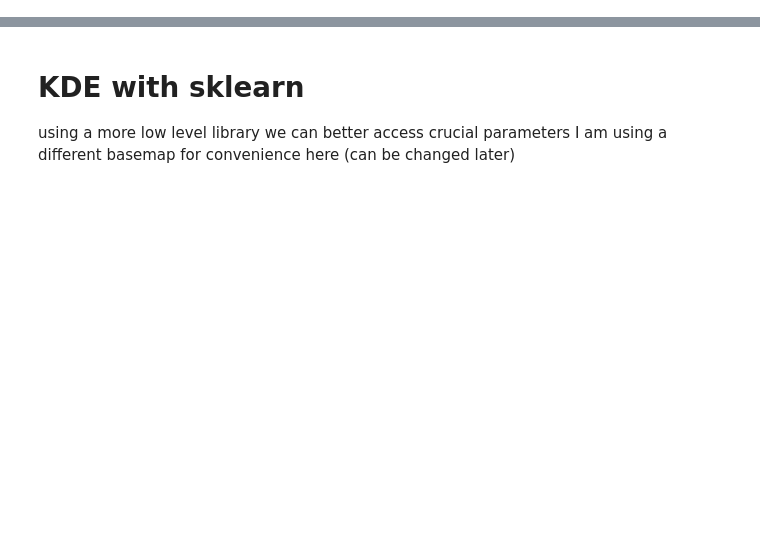
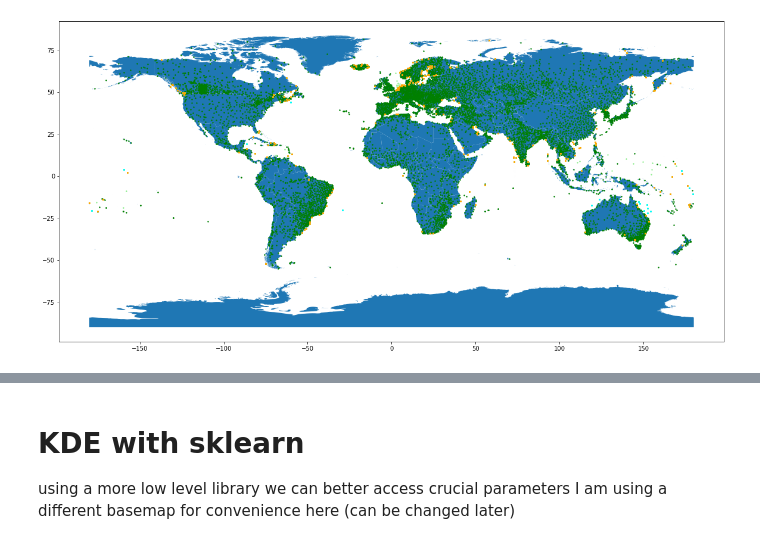
Before and after one commit to kurt-hectic/wmo-notebooks, a Jupyter notebook: GBON HR definitions.ipynb, the cells around one changed output, grey strips where cells are left out. Cells and saved outputs as stored; diff of their text form; code cells hidden in the pictures; blank space fills up the shorter version.

```diff
--- a/GBON HR definitions.ipynb
+++ b/GBON HR definitions.ipynb
@@ -322,0 +26,6 @@ Text(0.5, 1.0, 'Kernel Density Estimation of HR of RA I')
+# %%
+datadir = r"./data/"
+
+if not os.path.isdir(datadir):
+    print("warning..data not in place.. install large file system git")
+    sys.exit(1)
@@ -322,0 +178,85 @@ Text(0.5, 1.0, 'Kernel Density Estimation of HR of RA I')
+# %%
+station_cols = ["wigosid","name","country_id","index_right","geometry"]
+tmp = gpd.sjoin(gdf_baseline,gdf_world_area,op="within",how="left")[station_cols].rename(columns={"index_right":"ISO3_CODE"})
+idx_stations_in_country = ~tmp.ISO3_CODE.isna() & ~(tmp.ISO3_CODE=="ATA")
+stations_in_country = tmp[idx_stations_in_country].copy() # stations inside a country boundary
+
+stations_outside_country =  tmp[~idx_stations_in_country]
+tmp = gpd.sjoin(stations_outside_country,gdf_eez,op="within",how="left")[ station_cols ].rename(columns={"index_right":"ISO3_CODE"})
+idx_stations_in_eez = ~tmp.ISO3_CODE.isna() & ~(tmp.ISO3_CODE=="ATA")
+stations_in_eez = tmp[idx_stations_in_eez].copy() # stations inside a country boundary
+
+stations_outside_eez = tmp[idx_stations_in_eez]
+
+# calculate distance to home country
+stations_outside_eez_with_country = stations_outside_eez[~stations_outside_eez.country_id.isna()]
+
+problem_stations = []
+stations_close_to_home = []
+stations_far_from_home = []
+for i,o in stations_outside_eez_with_country.iterrows():
+    if not o.country_id in gdf_world_area.index: #discard stations
+        print("discarding",o.country_id)
+        continue
+    try:
+        d=o.geometry.distance(gdf_world_area.loc[[o.country_id,]].geometry[0])
+        if d <= 1.0:
+            stations_close_to_home.append(o)
+        else:
+            stations_far_from_home.append(o)
+    except TypeError:
+        problem_stations.append(o)
+
+stations_close_to_home = gpd.GeoDataFrame(stations_close_to_home)
+stations_far_from_home = gpd.GeoDataFrame(stations_far_from_home)
+
+# calculate distance to home EEZ (we have excluded station without a home country_id already)
+stations_close_to_eez = []
+stations_far_from_eez = []
+for i,o in stations_far_from_home.iterrows():
+    try:
+        d  = min([ o.geometry.distance( g ) for g in gdf_eez.loc[o.country_id].geometry ])
+        if d <= 1.0:
+            stations_close_to_eez.append(o)
+        else:
+            stations_far_from_eez.append(o)
+    except TypeError:
+        problem_stations.append(o)
+stations_close_to_eez = gpd.GeoDataFrame(stations_close_to_eez)
+stations_far_from_eez = gpd.GeoDataFrame(stations_far_from_eez)
+
+# finally.. yellow stations outside the country borders and EEZ
+#TODO
+
+# consolidate COUNTRY ID
+idx_no_country = stations_in_country.country_id.isna()
+stations_in_country.loc[idx_no_country,"country_id"] = stations_in_country.loc[idx_no_country,"ISO3_CODE"]
+stations_in_country.drop(["ISO3_CODE",],axis=1,inplace=True)
+
+idx_no_country = stations_in_eez.country_id.isna()
+stations_in_eez.loc[idx_no_country,"country_id"] = stations_in_eez.loc[idx_no_country,"ISO3_CODE"]
+stations_in_eez.drop(["ISO3_CODE",],axis=1,inplace=True)
+
+idx_no_country = stations_close_to_home.country_id.isna()
+stations_close_to_home.loc[idx_no_country,"country_id"] = stations_close_to_home.loc[idx_no_country,"ISO3_CODE"]
+stations_close_to_home.drop(["ISO3_CODE",],axis=1,inplace=True)
+
+idx_no_country = stations_close_to_eez.country_id.isna()
+stations_close_to_eez.loc[idx_no_country,"country_id"] = stations_close_to_eez.loc[idx_no_country,"ISO3_CODE"]
+stations_close_to_eez.drop(["ISO3_CODE",],axis=1,inplace=True)
+
+gdf_baseline = gpd.GeoDataFrame( pd.concat( [stations_in_country,stations_in_eez,stations_close_to_home,stations_close_to_eez], ignore_index=True) )
+gdf_baseline.crs="epsg:4326"
+
+print("nr close home",len(stations_close_to_home))
+print("nr close EEZ",len(stations_close_to_eez))
+print("nr far EEZ",len(stations_far_from_eez))
+
+ax=gdf_world_area.plot(figsize=(20,20))
+stations_in_country.plot(ax=ax,color="green",markersize=2)
+stations_in_eez.plot(ax=ax,color="lightgreen",markersize=2)
+stations_close_to_home.plot(ax=ax,color="orange",markersize=2)
+
+stations_close_to_eez.plot(ax=ax,color="cyan",markersize=2)
+stations_far_from_eez.plot(ax=ax,color="red",markersize=18)
+# %% [output]
@@ -322,0 +268 @@ Text(0.5, 1.0, 'Kernel Density Estimation of HR of RA I')
+[figure, added]
```
Also changed, not shown: parts of 53 cells of this notebook, 31 other files.
